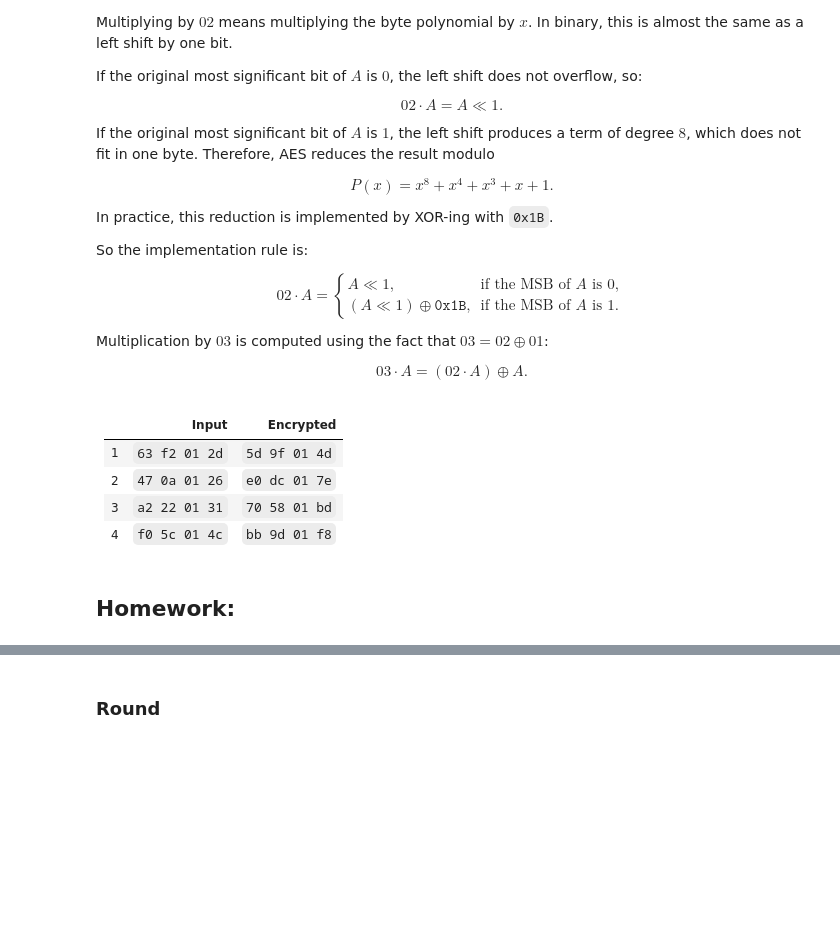
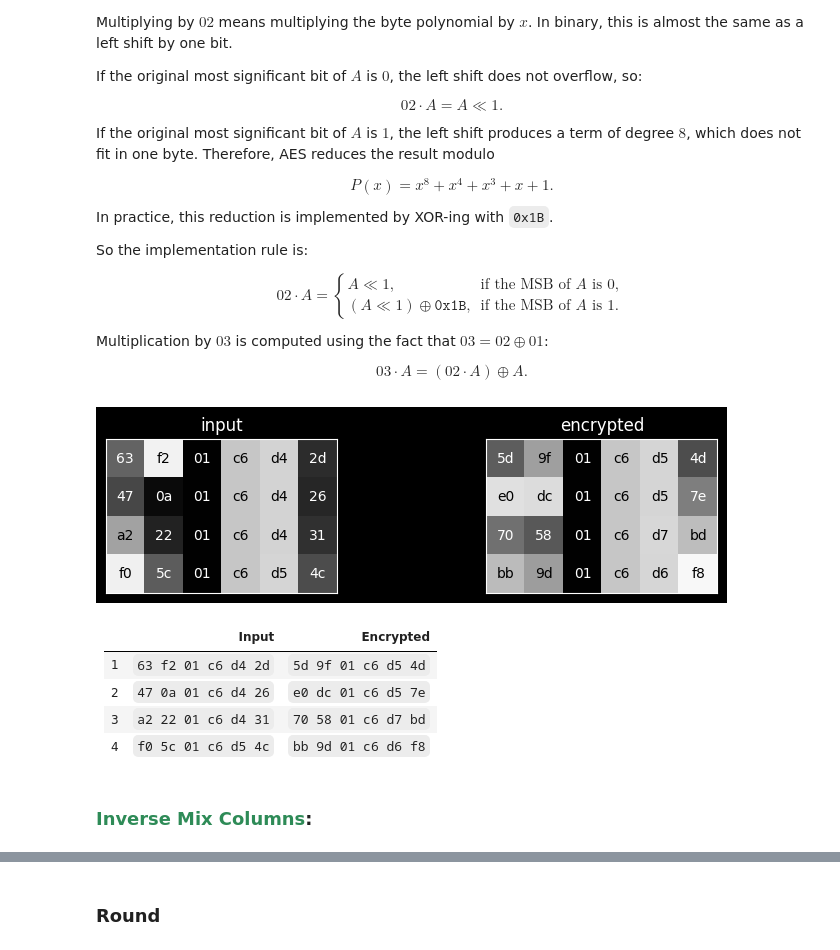
Before and after one commit to marchioa/security, a Jupyter notebook: notebooks/5-block-ciphers.ipynb, the cells around one changed output, grey strips where cells are left out. Saved outputs shown, nothing was run; the diff lists cells and outputs as text; code cells hidden in the pictures; blank space fills up the shorter version.

```diff
--- a/notebooks/5-block-ciphers.ipynb
+++ b/notebooks/5-block-ciphers.ipynb
@@ -264,19 +319,21 @@ def mix_columns(state: bytes) -> bytes:
 # %%
-state_input = bytes.fromhex('6347a2f0f20a225c010101012d26314c')
-state_enc = mix_columns(state_input)
+state_input = bytes.fromhex('6347a2f0f20a225c01010101c6c6c6c6d4d4d4d52d26314c')
+state_enc = mix_column(state_input)
 
-fig, (ax1, ax2) = plt.subplots(1, 2, figsize=(8, 2))
+fig, (ax1, ax2) = plt.subplots(1, 2, figsize=(9, 2))
 show_state(state_input, ax=ax1, title='input')
 show_state(state_enc, ax=ax2, title='encrypted')
 
 plt.show()
+# %% [output]
+[figure, added]
 # %% [markdown]
 |  | Input | Encrypted |
 |---:|---|---|
-| 1 | `63 f2 01 2d` | `5d 9f 01 4d` |
-| 2 | `47 0a 01 26` | `e0 dc 01 7e` |
-| 3 | `a2 22 01 31` | `70 58 01 bd` |
-| 4 | `f0 5c 01 4c` | `bb 9d 01 f8` |
+| 1 | `63 f2 01 c6 d4 2d` | `5d 9f 01 c6 d5 4d` |
+| 2 | `47 0a 01 c6 d4 26` | `e0 dc 01 c6 d5 7e` |
+| 3 | `a2 22 01 c6 d4 31` | `70 58 01 c6 d7 bd` |
+| 4 | `f0 5c 01 c6 d5 4c` | `bb 9d 01 c6 d6 f8` |
-# %% [markdown]
-## Homework:
+# %% [markdown]
+### <span style="color:#2E8B57"><strong>Inverse Mix Columns</strong></span>:
 # %%
```
Also changed, not shown: parts of 88 cells of this notebook, 6 other files.
